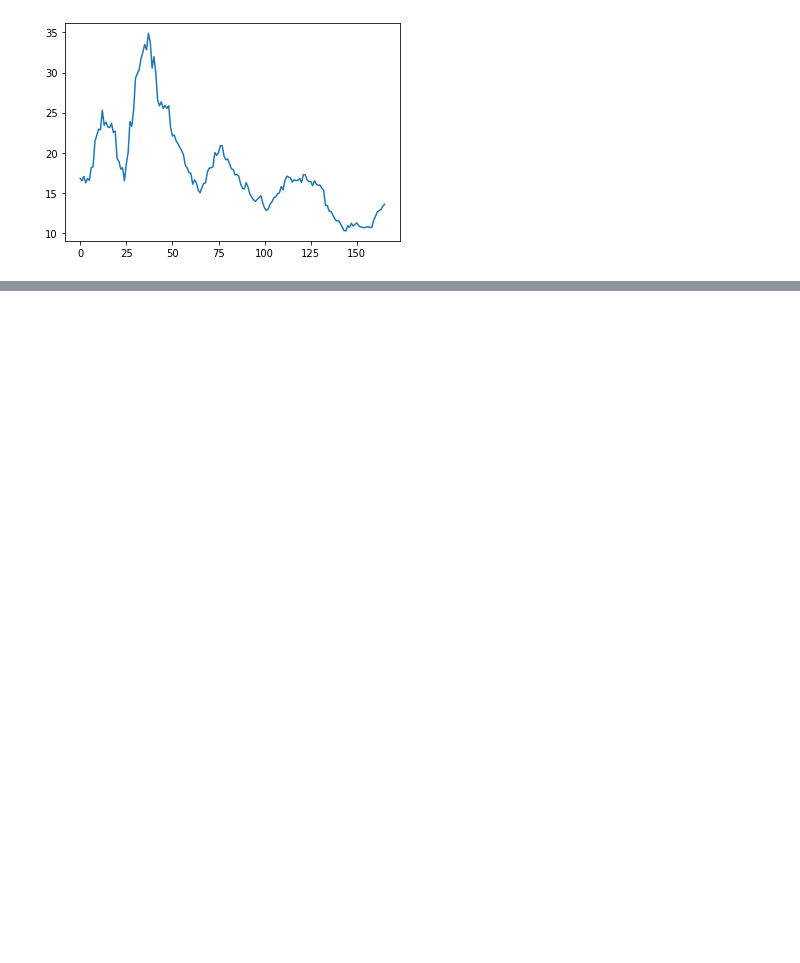
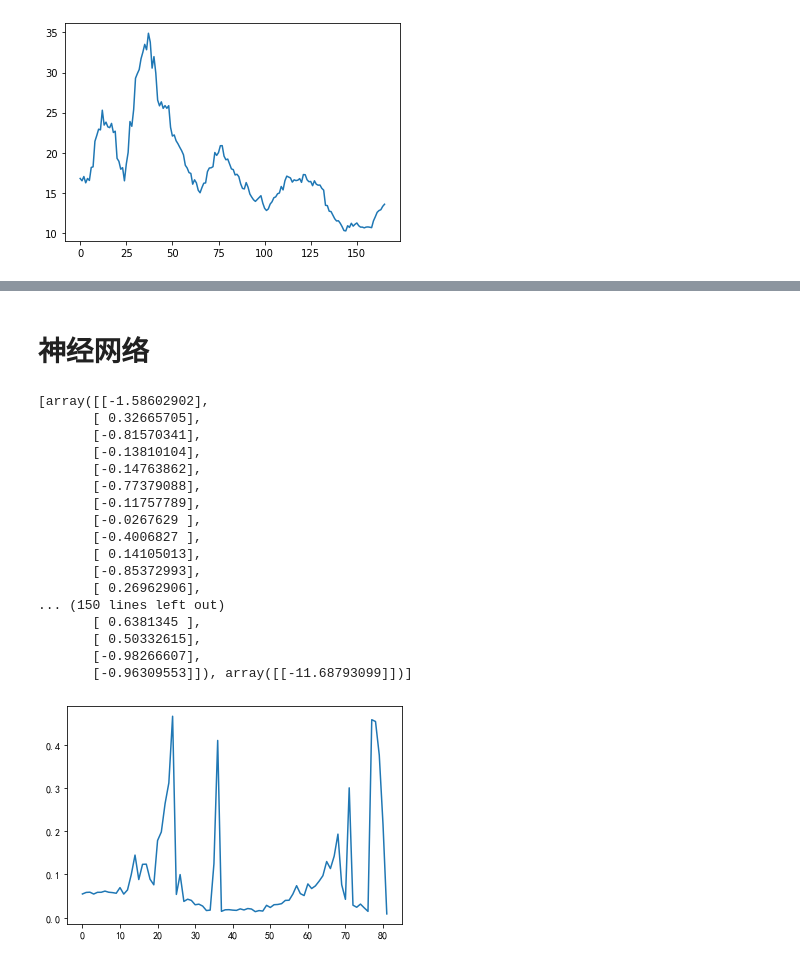
Before and after one commit to LimboRift/wkzq, a Jupyter notebook: 社融.ipynb, the cells around one changed output, grey strips where cells are left out. Drawn from its saved outputs; the diff is of its cells as text; code cells hidden in the pictures; blank space fills up the shorter version.

```diff
--- a/社融.ipynb
+++ b/社融.ipynb
@@ -536,5 +485,6 @@ plt.plot(data)
 ud = und(data,6,24)
 data_ma = ma(data,12)
 ud_ma = comp(data[11:], data_ma)
+df = data_pro([data],12)
 # %% [output]
 [figure]
@@ -576,0 +644,45 @@ a1
+# %% [markdown]
+# 神经网络
+# %%
+res_nnet1 = []
+
+for i in range(48,len(d8)):
+    temp = []
+
+    cur_ud = und(data[:i], 6, 24)
+    cur_ud = cur_ud[11:cur_ud.index(0)]
+    y = array([cur_ud]).T
+
+    for j in range(len(data)):
+        temp.append(sum(calc(df[i-17:i-11], correct(array(df[:len(cur_ud)]), y, [5], 5, 0))[-1])[0])
+    res_nnet1.append(temp)
+
+res_nnet2 = []
+for i in range(84,len(date)):
+    cur_ud = und(data[48:i], 6, 24)
+    cur_ud = cur_ud[:cur_ud.index(0)]
+    x = array(res_nnet1[:len(cur_ud)])
+    y = array([cur_ud]).T
+    res_nnet2.append(sum(calc(res_nnet1[i-54:i-48], correct(x, y, [1], 50, 0))[-1]))
+calc(x[-6:], correct(x, y, [1], 50, 1))[:0]
+plt.plot(res_nnet2)
+plt.show()
+# %% [output]
+[array([[-1.58602902],
+       [ 0.32665705],
+       [-0.81570341],
+       [-0.13810104],
+       [-0.14763862],
+       [-0.77379088],
+       [-0.11757789],
+       [-0.0267629 ],
+       [-0.4006827 ],
+       [ 0.14105013],
+       [-0.85372993],
+       [ 0.26962906],
+... (150 lines left out)
+       [ 0.6381345 ],
+       [ 0.50332615],
+       [-0.98266607],
+       [-0.96309553]]), array([[-11.68793099]])]
+[figure, added]
```
Also changed, not shown: parts of 10 cells of this notebook, 30 other files.
